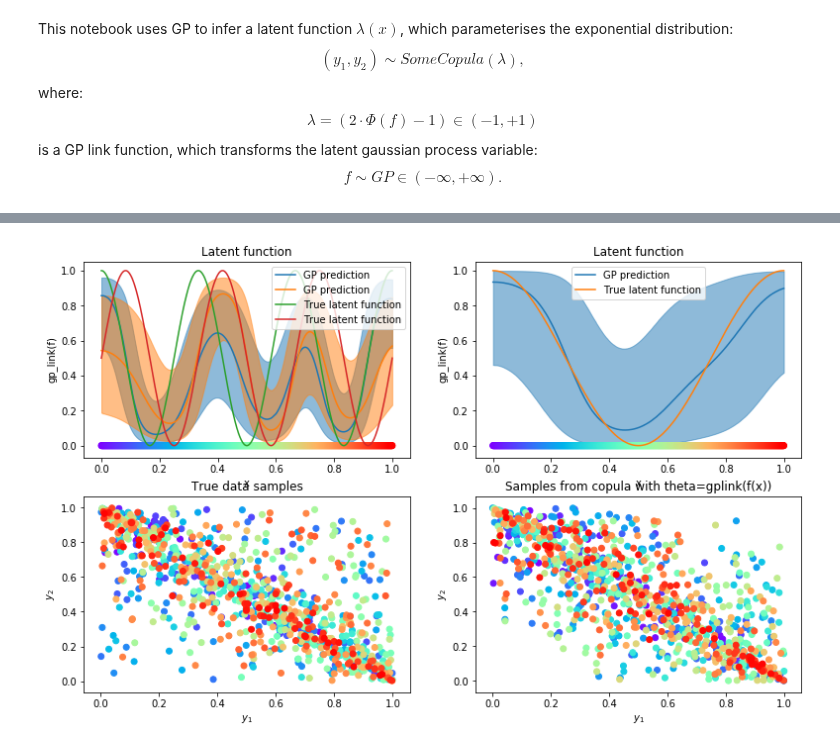
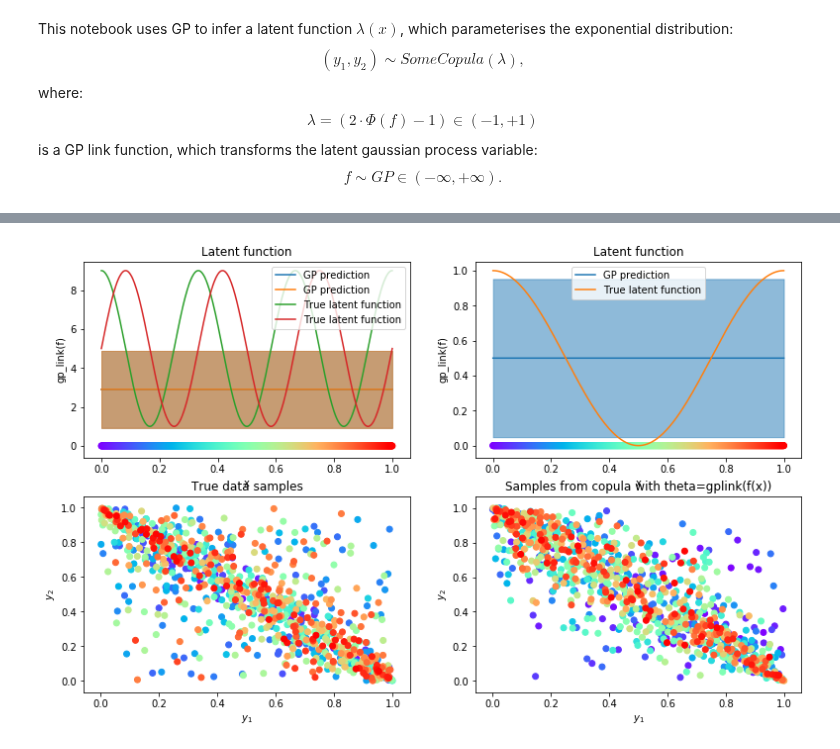
Before and after one commit to NinelK/CopulaGP, a Jupyter notebook: MultiParam_nopyro.ipynb, the cells around one changed output, grey strips where cells are left out. Saved outputs shown, nothing was run; the diff lists cells and outputs as text; code cells hidden in the pictures.

```diff
--- a/MultiParam_nopyro.ipynb
+++ b/MultiParam_nopyro.ipynb
@@ -126,7 +30,7 @@ class MixtureCopula(distribution.Distribution):
 # %%
 #here we specify a 'true' latent function lambda
-theta1 = lambda x: np.cos(2*np.pi*3*x)*5.+5. #*np.sin(2*np.pi*3*x+.6)
-theta2 = lambda x: np.sin(2*np.pi*3*x)*5.+5. #*np.sin(2*np.pi*3*x+.6)
+theta1 = lambda x: np.cos(2*np.pi*3*x)*4.+5. #*np.sin(2*np.pi*3*x+.6)
+theta2 = lambda x: np.sin(2*np.pi*3*x)*4.+5. #*np.sin(2*np.pi*3*x+.6)
 con = lambda x: np.cos(2*np.pi*1*x)*0.5+0.5 #*np.sin(2*np.pi*3*x+.6)
 # %%
 # here we generate some synthetic samples
@@ -150,7 +54,7 @@ theta = torch.stack([torch.tensor([theta1(x) for x in X]),
 mix = torch.stack([torch.tensor([con(x) for x in X]),
                    torch.tensor([1-con(x) for x in X])]).float()
 #likelihoods = [GaussianCopula_Likelihood(),FrankCopula_Likelihood()]
-likelihoods = [ClaytonCopula_Likelihood(rotation='270°'),ClaytonCopula_Likelihood(rotation='90°')]
+likelihoods = [GumbelCopula_Likelihood(rotation='270°'),GumbelCopula_Likelihood(rotation='90°')]
 copulas = [lik.copula for lik in likelihoods]
 rotations = [lik.rotation for lik in likelihoods]
 model = MixtureCopula(theta,mix,copulas,rotations=rotations)
@@ -454,8 +200,6 @@ model.eval()
 with torch.no_grad():
     output = model(test_x)
 
-scale = [np.max(np.abs(theta1(testX))),np.max(np.abs(theta2(testX)))]
-
 gplink = model.likelihood.gplink_function
 
 thetas, mixes = gplink(output.mean)
@@ -463,14 +207,14 @@ lower, upper = output.confidence_region() #thetas & mix together
 thetas_low, mixes_low = gplink(lower)
 thetas_upp, mixes_upp = gplink(upper)
 
-for t,l,u,sc in zip(thetas,thetas_low,thetas_upp,scale):
+for t,l,u in zip(thetas,thetas_low,thetas_upp):
     F_mean = t.detach().cpu().numpy()
-    line, = ax[0,0].plot(testX, F_mean/sc, label = 'GP prediction')
-    ax[0,0].fill_between(testX, l.detach().cpu().numpy()/sc,
-                    u.detach().cpu().numpy()/sc, color=line.get_color(), alpha=0.5)
+    line, = ax[0,0].plot(testX, F_mean, label = 'GP prediction')
+    ax[0,0].fill_between(testX, l.detach().cpu().numpy(),
+                    u.detach().cpu().numpy(), color=line.get_color(), alpha=0.5)
 
-ax[0,0].plot(testX,theta1(testX)/scale[0], label = 'True latent function')
-ax[0,0].plot(testX,theta2(testX)/scale[1], label = 'True latent function')
+ax[0,0].plot(testX,theta1(testX), label = 'True latent function')
+ax[0,0].plot(testX,theta2(testX), label = 'True latent function')
 ax[0,0].scatter(X,np.zeros_like(X),color=colors)
 ax[0,0].set_xlabel('x')
 ax[0,0].set_ylabel('gp_link(f)')
@@ -480,31 +224,31 @@ ax[0,0].legend()
 for t,l,u in zip(mixes[:-1],mixes_low[:-1],mixes_upp[:-1]):
     F_mean = t.detach().cpu().numpy()
     line, = ax[0,1].plot(testX, F_mean, label = 'GP prediction')
     ax[0,1].fill_between(testX, l.detach().cpu().numpy(),
                     u.detach().cpu().numpy(), color=line.get_color(), alpha=0.5)
 
 ax[0,1].plot(testX,con(testX), label = 'True latent function')
 ax[0,1].scatter(X,np.zeros_like(X),color=colors)
 ax[0,1].set_xlabel('x')
 ax[0,1].set_ylabel('gp_link(f)')
 ax[0,1].set_title('Latent function')
 ax[0,1].legend()
 
 # sample from p(y|D,x) = \int p(y|f) p(f|D,x) (doubly stochastic)
 with gpytorch.settings.num_likelihood_samples(1):
     Y_sim = model.likelihood(model(train_x)).rsample().cpu().detach().numpy()
 skip = 1
 ax[1,0].scatter(*Y[::skip].T, label = 'True train data', color=colors[::skip])
 ax[1,1].scatter(*Y_sim[:,:,::skip].T, label = 'Sample from the model', color=colors[::skip])
 for c in [0,1]:
     ax[1,c].set_xlabel('$y_1$')
     ax[1,c].set_ylabel('$y_2$')
 ax[1,0].set_title('True data samples')
 ax[1,1].set_title('Samples from copula with theta=gplink(f(x))')
 # samp.legend()
 
 
 
 fig.show()
 # %% [output]
-[figure, old version]
+[figure, new version]
```
Also changed, not shown: parts of 9 cells of this notebook, 7 other files.
